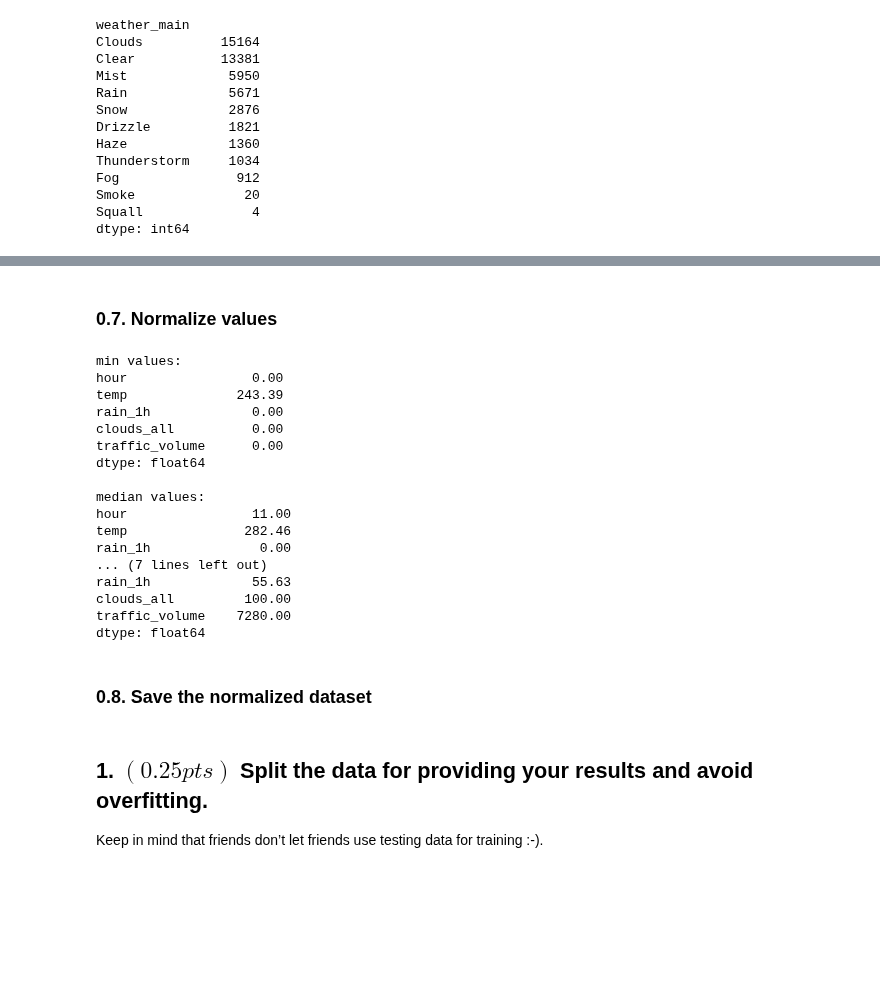
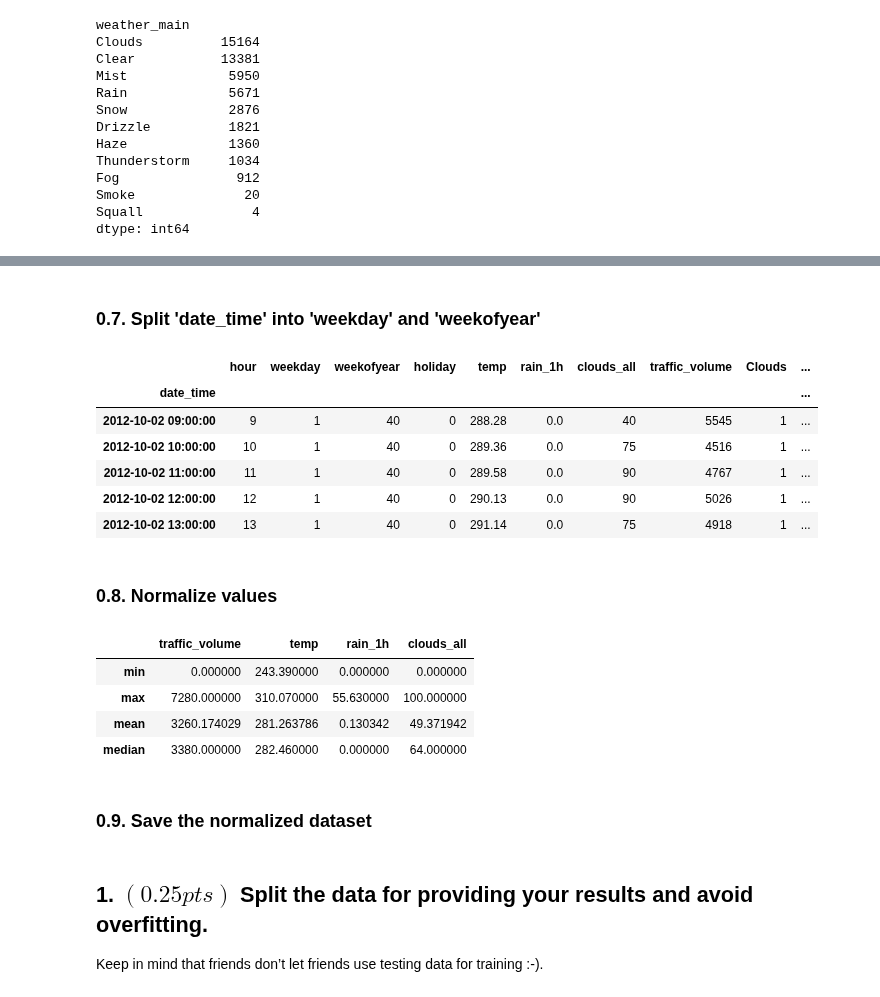
Before and after one commit to laurelkeys/machine-learning, a Jupyter notebook: assignment-1/Assignment1.ipynb, the cells around one changed output, grey strips where cells are left out. Cells and saved outputs as stored; diff of their text form; code cells hidden in the pictures; blank space fills up the shorter version.

```diff
--- a/assignment-1/Assignment1.ipynb
+++ b/assignment-1/Assignment1.ipynb
@@ -540,30 +540,30 @@ data[data["holiday"] == 1].shape # just checking to see if we still have 1409 ex
+# %% [markdown]
+### 0.7. Split 'date_time' into 'weekday' and 'weekofyear'
+# %%
+# NOTE: we're only losing the year information from the original dataset, since we have hour', 'weekday' and 'weekofyear'
+#       thus, we don't need to use the 'date_time' column
+df = data.copy()
+df.insert(1, "weekday", pd.DatetimeIndex(data.index).weekday)
+df.insert(2, "weekofyear", pd.DatetimeIndex(data.index).weekofyear)
+df.head()
+# %% [output]
+|  | hour | weekday | weekofyear | holiday | temp | rain_1h | clouds_all | traffic_volume | Clouds | ... |
+| date_time |  |  |  |  |  |  |  |  |  | ... |
+| 2012-10-02 09:00:00 | 9 | 1 | 40 | 0 | 288.28 | 0.0 | 40 | 5545 | 1 | ... |
+| 2012-10-02 10:00:00 | 10 | 1 | 40 | 0 | 289.36 | 0.0 | 75 | 4516 | 1 | ... |
+| 2012-10-02 11:00:00 | 11 | 1 | 40 | 0 | 289.58 | 0.0 | 90 | 4767 | 1 | ... |
+| 2012-10-02 12:00:00 | 12 | 1 | 40 | 0 | 290.13 | 0.0 | 90 | 5026 | 1 | ... |
+| 2012-10-02 13:00:00 | 13 | 1 | 40 | 0 | 291.14 | 0.0 | 75 | 4918 | 1 | ... |
 # %% [markdown]
-### 0.7. Normalize values
+### 0.8. Normalize values
-# %%
-non_categorical = ["hour", "temp", "rain_1h", "clouds_all", "traffic_volume"]
-print("min values: ")
-print(data[non_categorical].min())
-print("\nmedian values: ")
-print(data.median())
-print("\nmax values: ")
-print(data[non_categorical].max())
-# %% [output]
-min values:
-hour                0.00
-temp              243.39
-rain_1h             0.00
-clouds_all          0.00
-traffic_volume      0.00
-dtype: float64
-
-median values:
-hour                11.00
-temp               282.46
-rain_1h              0.00
-... (7 lines left out)
-rain_1h             55.63
-clouds_all         100.00
-traffic_volume    7280.00
-dtype: float64
+# %%
+# NOTE: should we normalize 'traffic_volume', since it's our target?
+data[["traffic_volume", "temp", "rain_1h", "clouds_all"]].agg(['min', 'max', 'mean', 'median'])
+# %% [output]
+|  | traffic_volume | temp | rain_1h | clouds_all |
+| min | 0.000000 | 243.390000 | 0.000000 | 0.000000 |
+| max | 7280.000000 | 310.070000 | 55.630000 | 100.000000 |
+| mean | 3260.174029 | 281.263786 | 0.130342 | 49.371942 |
+| median | 3380.000000 | 282.460000 | 0.000000 | 64.000000 |
 # %%
 # TODO
@@ -570,5 +572,5 @@ dtype: float64
 # %% [markdown]
-### 0.8. Save the normalized dataset
+### 0.9. Save the normalized dataset
 # %% [markdown]
 ## 1. $(0.25 pts)$ Split the data for providing your results and avoid overfitting.
 Keep in mind that friends don’t let friends use testing data for training :-).
```
Also changed, not shown: parts of 11 cells of this notebook.
